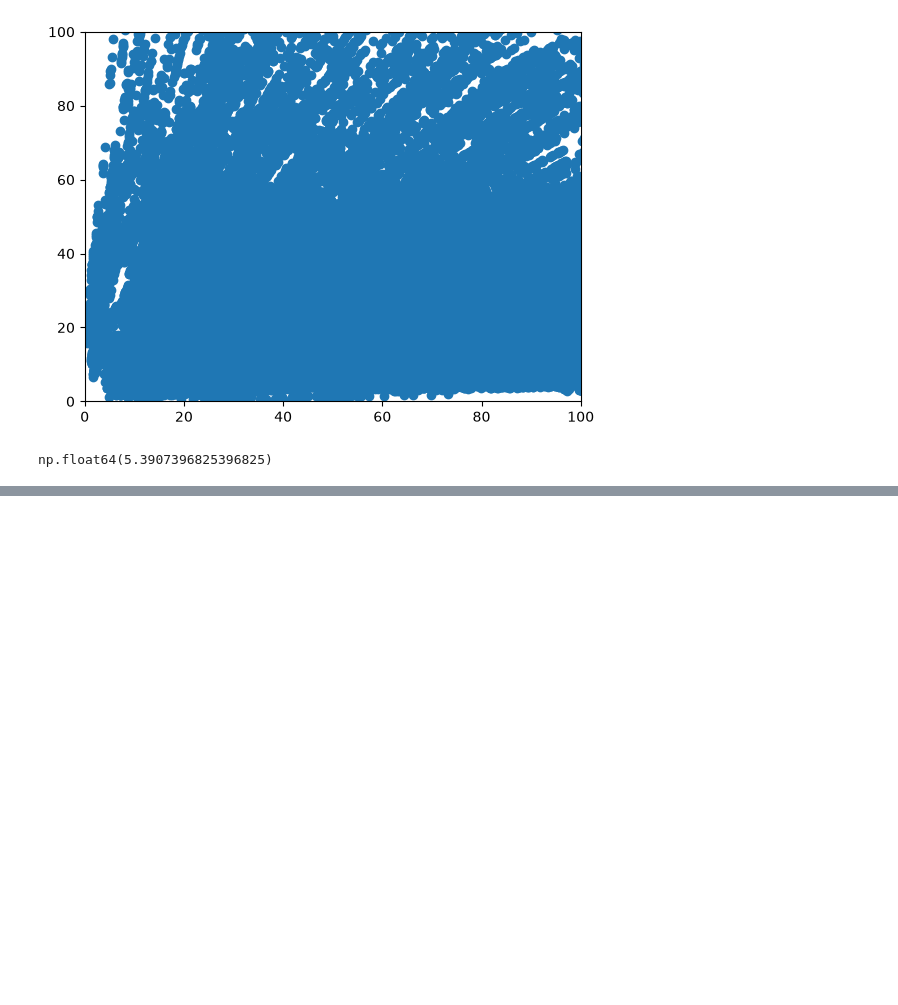
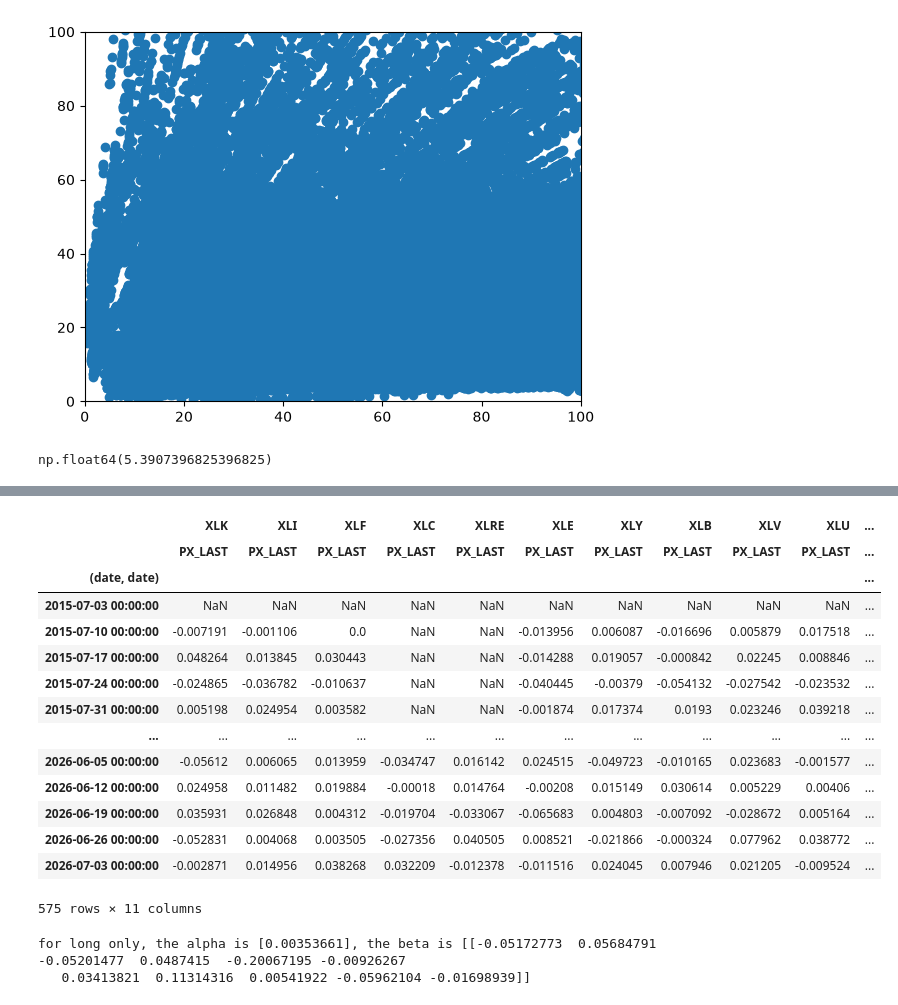
Before and after one commit to starckyang/market-finm-by-mark, a Jupyter notebook: notebooks/equity-and-etfs.ipynb, the cells around one changed output, grey strips where cells are left out. Cells and saved outputs as stored; diff of their text form; code cells hidden in the pictures; blank space fills up the shorter version.

```diff
--- a/notebooks/equity-and-etfs.ipynb
+++ b/notebooks/equity-and-etfs.ipynb
@@ -477,0 +693,2 @@ np.float64(5.3907396825396825)
+# %%
+sector_etf_data = pd.read_excel("../data/spx_data_weekly.xlsx", sheet_name="sector data", header=None)
@@ -477,0 +705,10 @@ np.float64(5.3907396825396825)
+# %%
+tickers = sector_etf_data.iloc[0].ffill()
+fields = sector_etf_data.iloc[1]
+sector_etf = sector_etf_data.iloc[3:].copy()
+sector_etf.columns = pd.MultiIndex.from_arrays([tickers, fields])
+
+cols = list(sector_etf.columns)
+cols[0] = ("date", "date")
+sector_etf.columns = pd.MultiIndex.from_tuples(cols)
+sector_etf
@@ -477,0 +730,22 @@ np.float64(5.3907396825396825)
+# %%
+sector_etf_px = sector_etf.set_index(("date", "date"), drop=True)
+cols = [col for col in sector_etf.columns if col[1]=="PX_LAST"]
+sector_etf_px = sector_etf_px.loc[:, cols]
+sector_etf_ret = sector_etf_px.pct_change()
+sector_etf_ret
+# %% [output]
+|  | XLK | XLI | XLF | XLC | XLRE | XLE | XLY | XLB | XLV | XLU | ... |
+|  | PX_LAST | PX_LAST | PX_LAST | PX_LAST | PX_LAST | PX_LAST | PX_LAST | PX_LAST | PX_LAST | PX_LAST | ... |
+| (date, date) |  |  |  |  |  |  |  |  |  |  | ... |
+| 2015-07-03 00:00:00 | NaN | NaN | NaN | NaN | NaN | NaN | NaN | NaN | NaN | NaN | ... |
+| 2015-07-10 00:00:00 | -0.007191 | -0.001106 | 0.0 | NaN | NaN | -0.013956 | 0.006087 | -0.016696 | 0.005879 | 0.017518 | ... |
+| 2015-07-17 00:00:00 | 0.048264 | 0.013845 | 0.030443 | NaN | NaN | -0.014288 | 0.019057 | -0.000842 | 0.02245 | 0.008846 | ... |
+| 2015-07-24 00:00:00 | -0.024865 | -0.036782 | -0.010637 | NaN | NaN | -0.040445 | -0.00379 | -0.054132 | -0.027542 | -0.023532 | ... |
+| 2015-07-31 00:00:00 | 0.005198 | 0.024954 | 0.003582 | NaN | NaN | -0.001874 | 0.017374 | 0.0193 | 0.023246 | 0.039218 | ... |
+| ... | ... | ... | ... | ... | ... | ... | ... | ... | ... | ... | ... |
+| 2026-06-05 00:00:00 | -0.05612 | 0.006065 | 0.013959 | -0.034747 | 0.016142 | 0.024515 | -0.049723 | -0.010165 | 0.023683 | -0.001577 | ... |
+| 2026-06-12 00:00:00 | 0.024958 | 0.011482 | 0.019884 | -0.00018 | 0.014764 | -0.00208 | 0.015149 | 0.030614 | 0.005229 | 0.00406 | ... |
+| 2026-06-19 00:00:00 | 0.035931 | 0.026848 | 0.004312 | -0.019704 | -0.033067 | -0.065683 | 0.004803 | -0.007092 | -0.028672 | 0.005164 | ... |
+| 2026-06-26 00:00:00 | -0.052831 | 0.004068 | 0.003505 | -0.027356 | 0.040505 | 0.008521 | -0.021866 | -0.000324 | 0.077962 | 0.038772 | ... |
+| 2026-07-03 00:00:00 | -0.002871 | 0.014956 | 0.038268 | 0.032209 | -0.012378 | -0.011516 | 0.024045 | 0.007946 | 0.021205 | -0.009524 | ... |
+575 rows × 11 columns
@@ -477,0 +761,7 @@ np.float64(5.3907396825396825)
+# %%
+long_alpha=long_model.intercept_
+long_beta=long_model.coef_
+print(f"for long only, the alpha is {long_alpha}, the beta is {long_beta}")
+# %% [output]
+for long only, the alpha is [0.00353661], the beta is [[-0.05172773  0.05684791 -0.05201477  0.0487415  -0.20067195 -0.00926267
+   0.03413821  0.11314316  0.00541922 -0.05962104 -0.01698939]]
```
Also changed, not shown: parts of 29 cells of this notebook.
